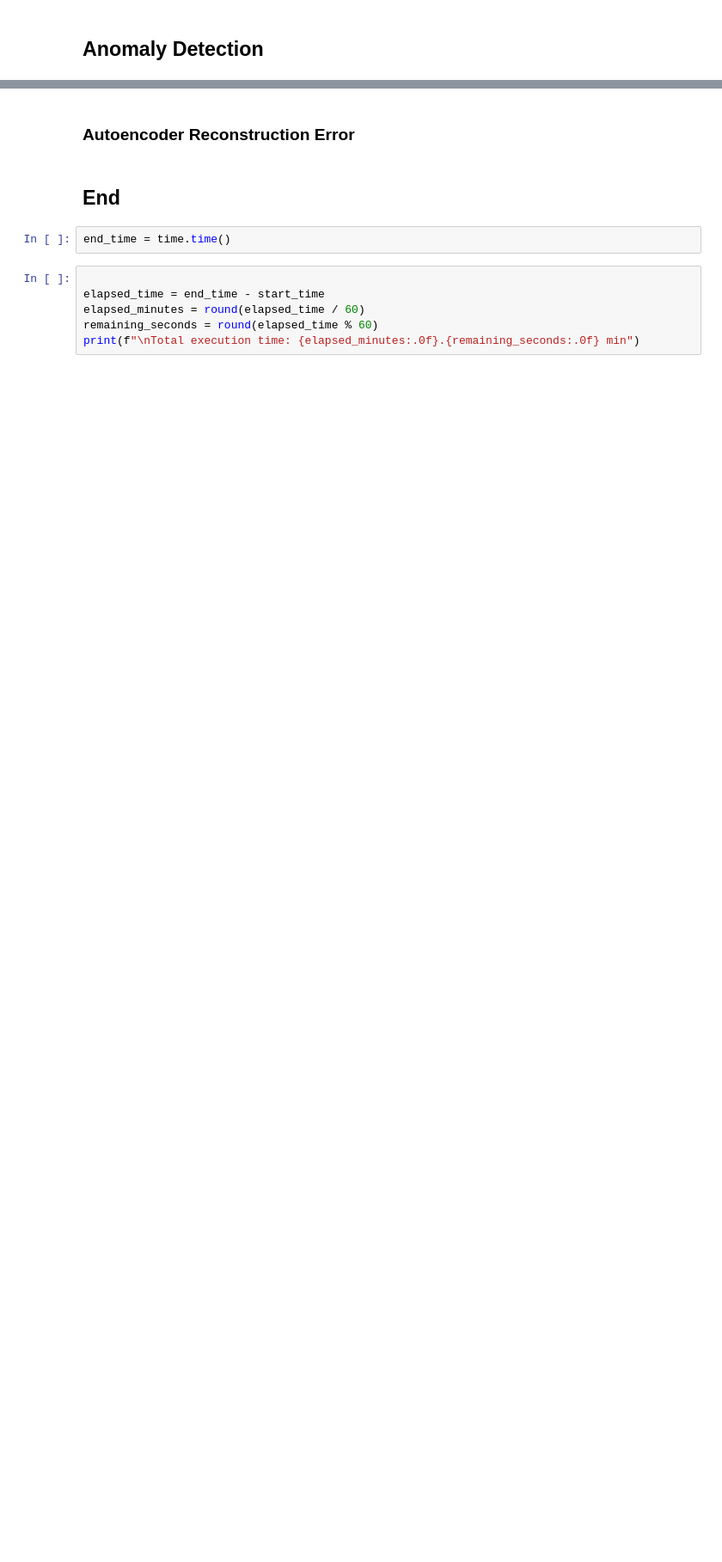
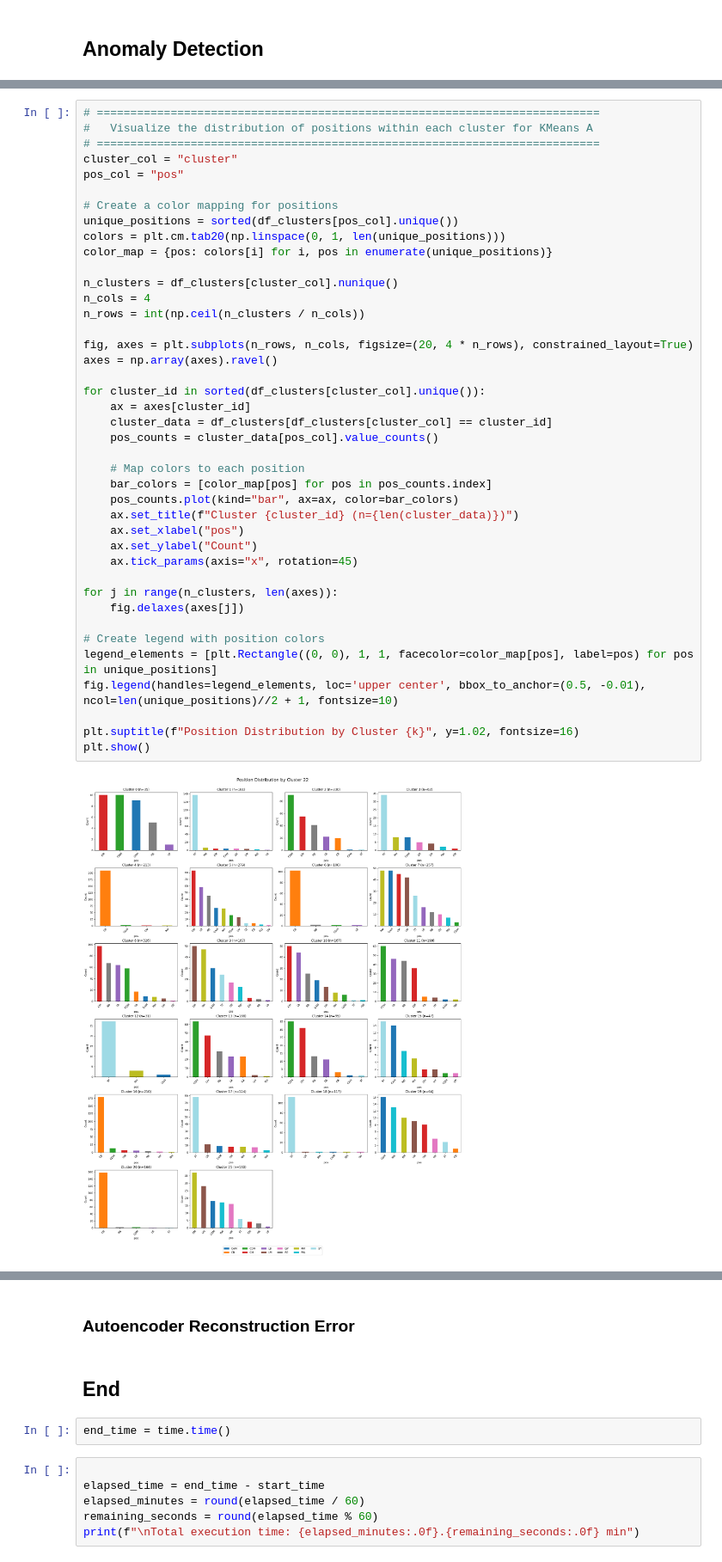
Before and after one commit to andreamurari/DataDriven_Soccer_Scouting, a Jupyter notebook: DataDriven_Soccer_Scouting.ipynb, the cells around one changed output, grey strips where cells are left out. Shown at 86% size. Saved outputs shown, nothing was run; the diff lists cells and outputs as text; blank space fills up the shorter version.

Commit message:
Anomaly detection: Implement KNN to confirm positions and KMeans  to cluster and find minorities

```diff
--- a/DataDriven_Soccer_Scouting.ipynb
+++ b/DataDriven_Soccer_Scouting.ipynb
@@ -1108,0 +880,43 @@ Name: count, dtype: int64
+# %%
+# ===========================================================================
+#   Visualize the distribution of positions within each cluster for KMeans A
+# ===========================================================================
+cluster_col = "cluster"
+pos_col = "pos"
+
+# Create a color mapping for positions
+unique_positions = sorted(df_clusters[pos_col].unique())
+colors = plt.cm.tab20(np.linspace(0, 1, len(unique_positions)))
+color_map = {pos: colors[i] for i, pos in enumerate(unique_positions)}
+
+n_clusters = df_clusters[cluster_col].nunique()
+n_cols = 4
+n_rows = int(np.ceil(n_clusters / n_cols))
+
+fig, axes = plt.subplots(n_rows, n_cols, figsize=(20, 4 * n_rows), constrained_layout=True)
+axes = np.array(axes).ravel()
+
+for cluster_id in sorted(df_clusters[cluster_col].unique()):
+    ax = axes[cluster_id]
+    cluster_data = df_clusters[df_clusters[cluster_col] == cluster_id]
+    pos_counts = cluster_data[pos_col].value_counts()
+
+    # Map colors to each position
+    bar_colors = [color_map[pos] for pos in pos_counts.index]
+    pos_counts.plot(kind="bar", ax=ax, color=bar_colors)
+    ax.set_title(f"Cluster {cluster_id} (n={len(cluster_data)})")
+    ax.set_xlabel("pos")
+    ax.set_ylabel("Count")
+    ax.tick_params(axis="x", rotation=45)
+
+for j in range(n_clusters, len(axes)):
+    fig.delaxes(axes[j])
+
+# Create legend with position colors
+legend_elements = [plt.Rectangle((0, 0), 1, 1, facecolor=color_map[pos], label=pos) for pos in unique_positions]
+fig.legend(handles=legend_elements, loc='upper center', bbox_to_anchor=(0.5, -0.01), ncol=len(unique_positions)//2 + 1, fontsize=10)
+
+plt.suptitle(f"Position Distribution by Cluster {k}", y=1.02, fontsize=16)
+plt.show()
+# %% [output]
+[figure, added]
```
Also changed, not shown: parts of 19 cells of this notebook.
